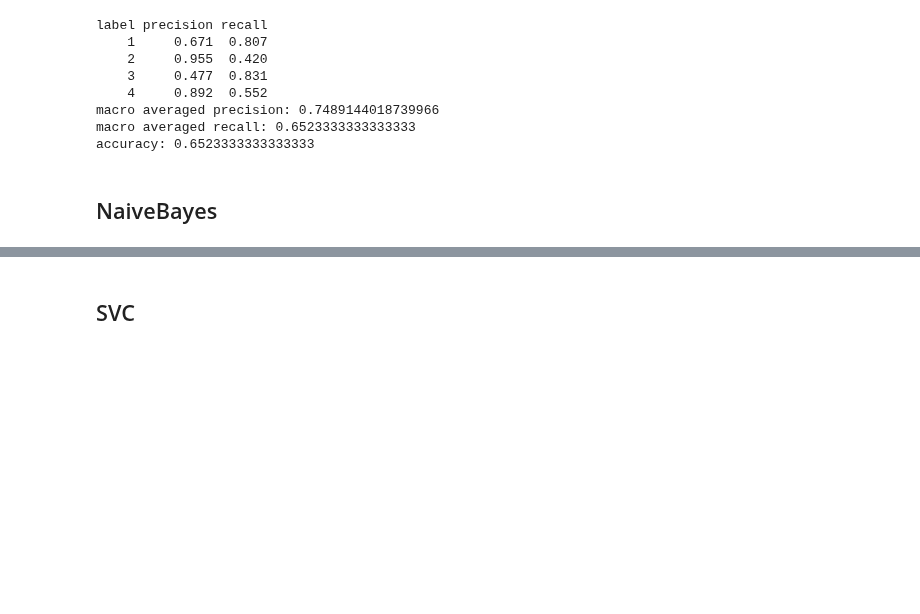
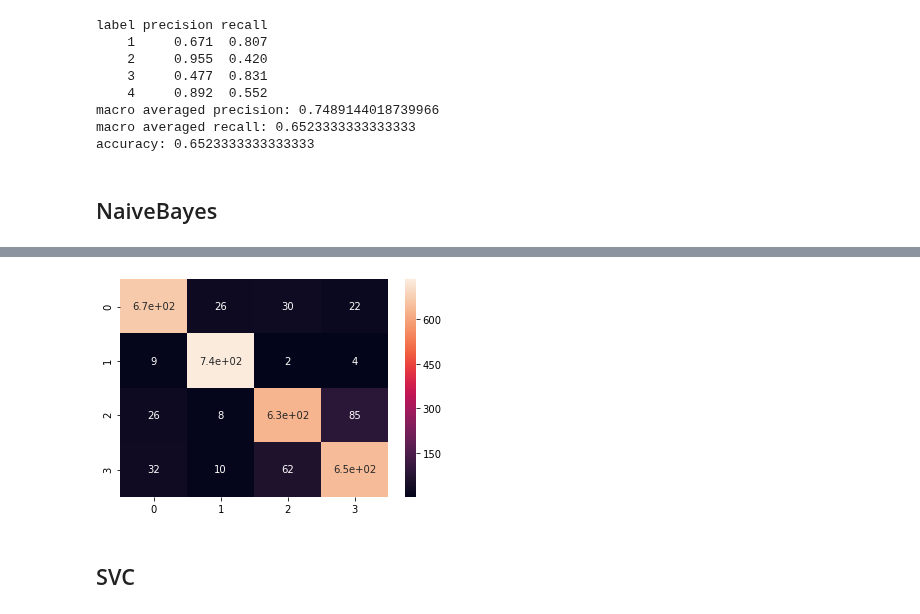
Before and after one commit to SeyedAlirezaFatemi/modern-information-retrieval, a Jupyter notebook: MIR-Project.ipynb, the cells around one changed output, grey strips where cells are left out. Drawn from its saved outputs; the diff is of its cells as text; code cells hidden in the pictures; blank space fills up the shorter version.

```diff
--- a/MIR-Project.ipynb
+++ b/MIR-Project.ipynb
@@ -106,8 +106,8 @@ from src.models.NaiveBayes import NaiveBayes
 # %%
 smoothing = 1
 num_classes = 4
-classifier = NaiveBayes(manager, smoothing, num_classes)
+clf = NaiveBayes(manager, smoothing, num_classes)
 # %%
-classifier.train()
+clf.train()
 # %%
-classifier.test(val_documents)
+res = clf.test(val_documents)
@@ -115,0 +114,2 @@ array([4, 1, 4, ..., 1, 1, 1])
+# %%
+cm = MLMetrics.compute_confusion_matrix(val_labels, res)
@@ -116,3 +127,7 @@ array([4, 1, 4, ..., 1, 1, 1])
+# %%
+MLMetrics.plot_confusion_matrix(cm)
+# %% [output]
+[figure, added]
 # %% [markdown]
 ## SVC
 # %%
```
Also changed, not shown: parts of 5 cells of this notebook, 4 other files.
